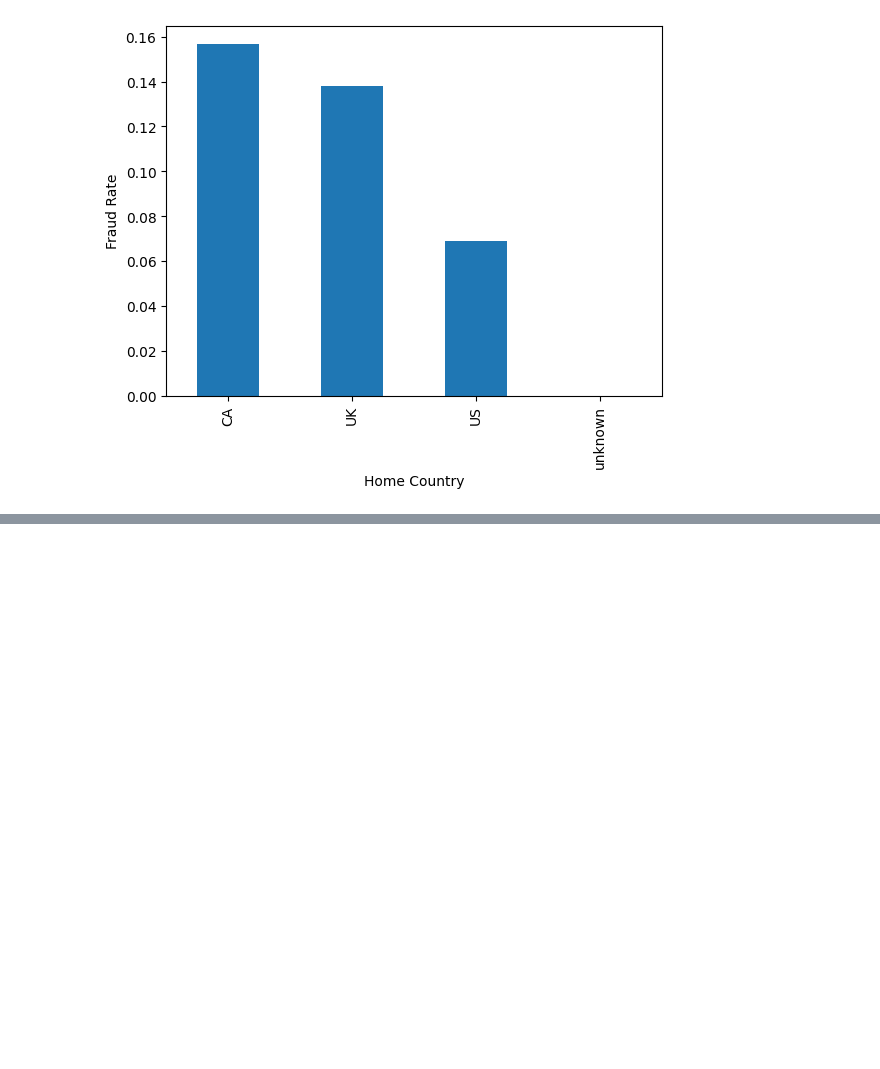
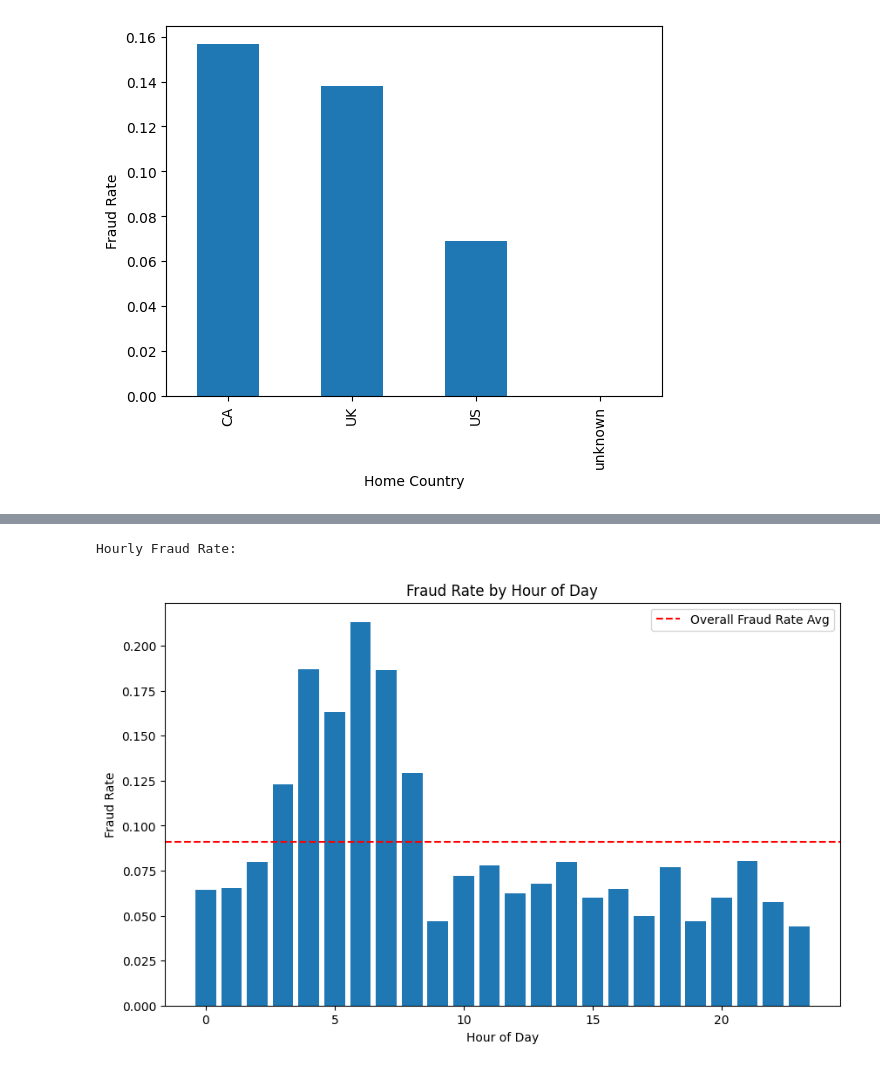
Before and after one commit to WhizIkem/Novapay-fraud-detection, a Jupyter notebook: 04_features_eda.ipynb, the cells around one changed output, grey strips where cells are left out. Drawn from its saved outputs; the diff is of its cells as text; code cells hidden in the pictures; blank space fills up the shorter version.

```diff
--- a/04_features_eda.ipynb
+++ b/04_features_eda.ipynb
@@ -363,0 +383,10 @@ plt.show()
+# %%
+# from timestamp, extract the hour of the day, day of the week, and weekend indicator
+df['hour_of_day'] = df['timestamp'].dt.hour
+df['day_of_week'] = df['timestamp'].dt.dayofweek
+df['is_weekend'] = df['day_of_week'].isin([5, 6]).astype(int)
+
+print("Timestamp Features:")
+print(df[['timestamp', 'hour_of_day', 'day_of_week', 'is_weekend']].head())
+print("\nHour of Day Distribution:")
+print(df['hour_of_day'].value_counts())
@@ -363,0 +411,16 @@ plt.show()
+# %%
+# examine hour and target variable relationship
+hourly_fraud_rate = df.groupby('hour_of_day')['is_fraud'].mean()
+print("\nHourly Fraud Rate:")
+
+plt.figure(figsize=(10, 6))
+plt.bar(hourly_fraud_rate.index, hourly_fraud_rate.values)
+plt.title('Fraud Rate by Hour of Day')
+plt.xlabel('Hour of Day')
+plt.ylabel('Fraud Rate')
+plt.axhline(y=df['is_fraud'].mean(), color='r', linestyle='--', label='Overall Fraud Rate Avg')
+plt.legend()
+plt.show()
+# %% [output]
+Hourly Fraud Rate:
+[figure, added]
```
Also changed, not shown: parts of 11 cells of this notebook.
